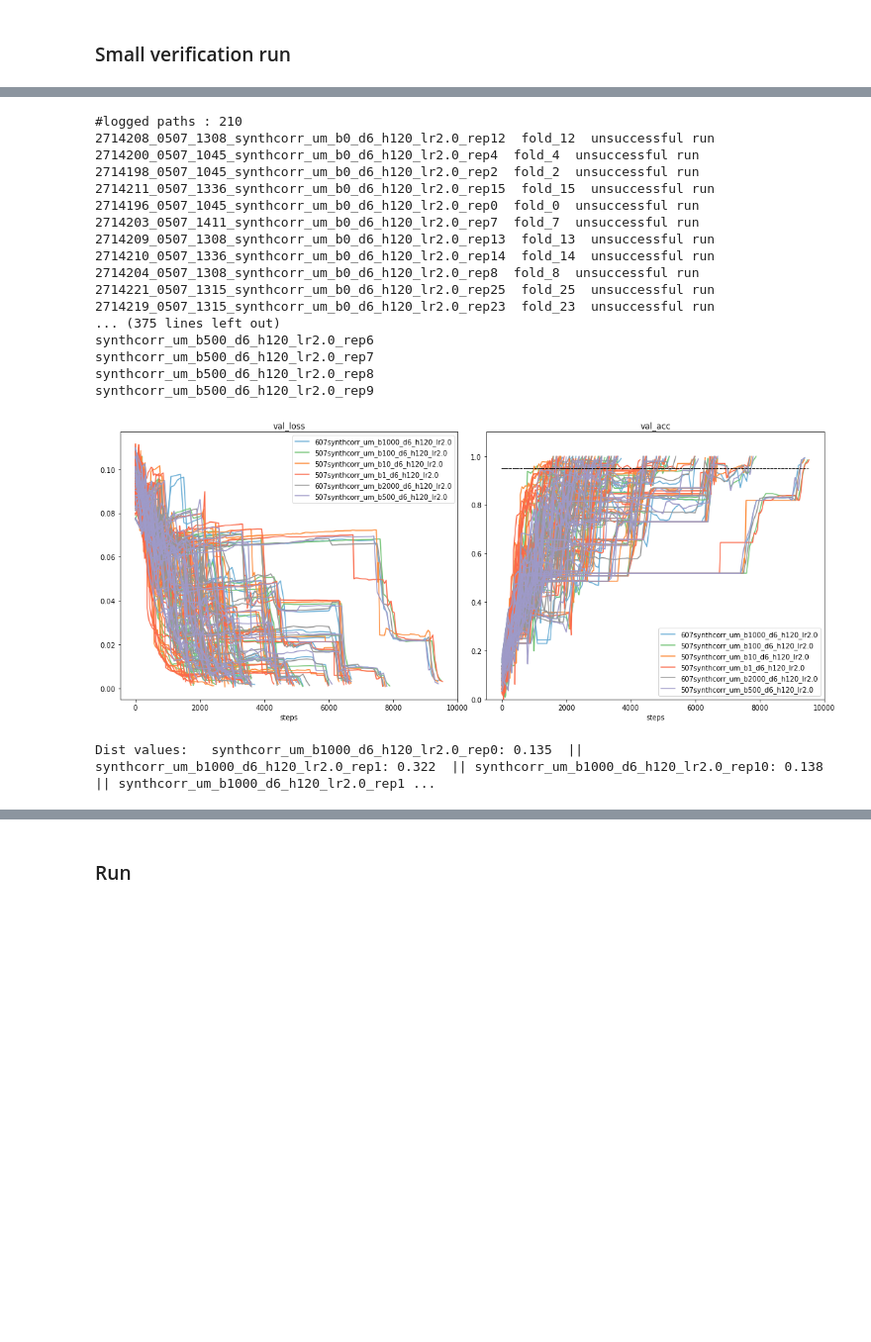
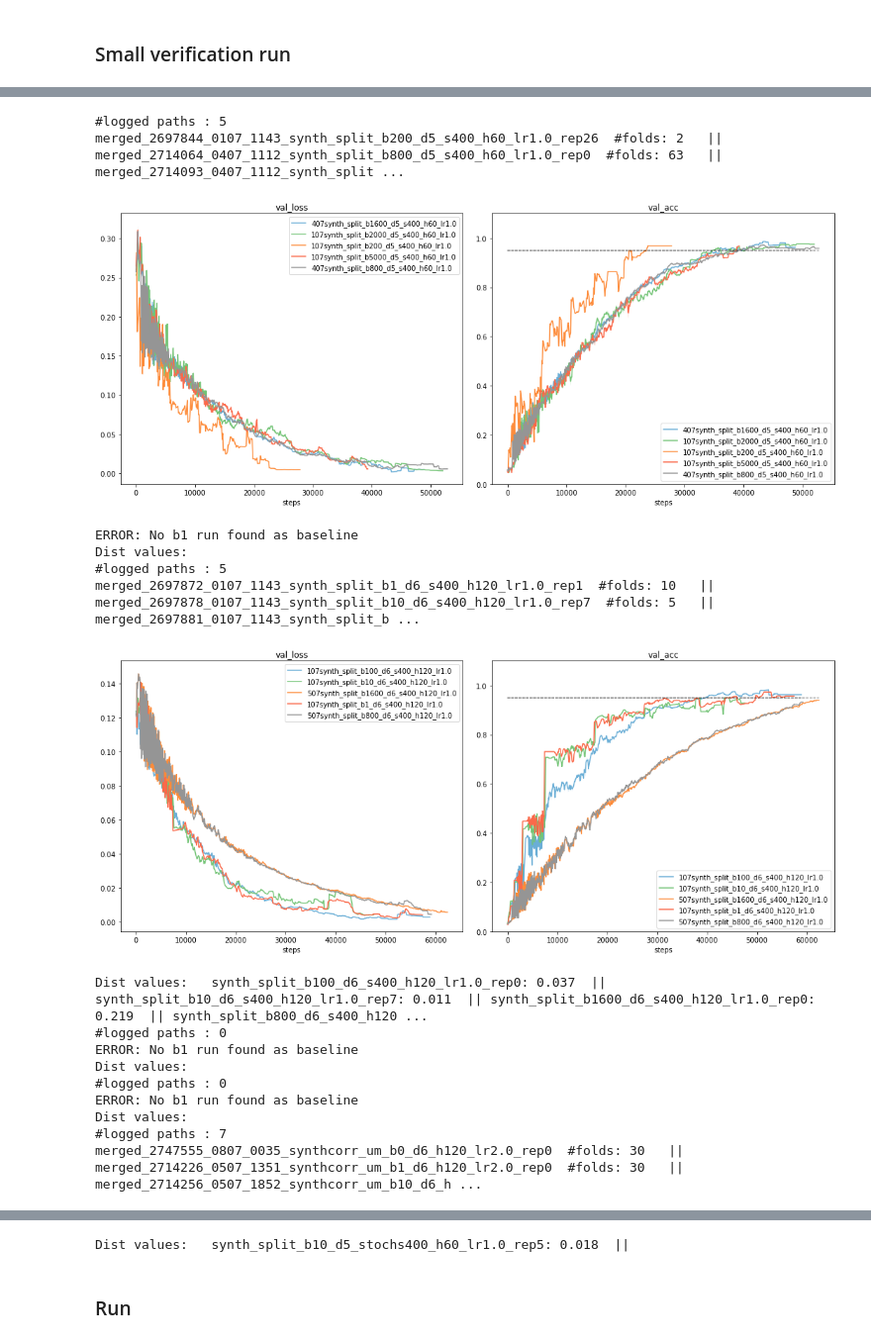
Before and after one commit to jeromel05/Ultrametric-benchmark-v2, a Jupyter notebook: notebooks/postprocessing_metrics.ipynb, the cells around one changed output, grey strips where cells are left out. Shown at 99% size. Saved outputs shown, nothing was run; the diff lists cells and outputs as text; code cells hidden in the pictures; blank space fills up the shorter version.

```diff
--- a/notebooks/postprocessing_metrics.ipynb
+++ b/notebooks/postprocessing_metrics.ipynb
@@ -69,7 +71,6 @@ def parse_tb_logs(logs_path, metrics_to_plot, threshold=0.75, verbose=False, del
     with open(r'./failed_relaunch_jobs.txt', 'a') as fp:
         for fold_path in list_folds:
             logs_fold_path = join(metrics_path, fold_path)
-            #print('logs_fold_path', logs_fold_path)
             match = re.search("fold_([0-9]+)", fold_path)
             fold_nb = int(match.group(1))
             fold_string=f"fold_{fold_nb}"
@@ -79,14 +80,16 @@ def parse_tb_logs(logs_path, metrics_to_plot, threshold=0.75, verbose=False, del
                 if verbose > 1: print(fold_string, end='  ')
                 event_acc = EventAccumulator(logs_fold_path)
                 event_acc.Reload()
-                #print(event_acc.Tags())
-                #print(event_acc.Scalars('hp_metric'))
                 for tag in metrics_to_plot:
                     try:
                         _, step_nums, vals = zip(*event_acc.Scalars(tag))
                         if re.search('part[0-9]+', fold_path):
                                 vals = vals[1:] # discard the val verification runs for a relaunch
                         if len(vals) < 2 or ('acc' in tag and max(vals) < threshold):
+                            if len(vals) < 2 and delete_dir:
+                                shutil.rmtree(logs_fold_path)
+                                print(f"{bcolors.FAIL}{logs_fold_path}{bcolors.ENDC} deleted")
+
                             print(f"{bcolors.FAIL}unsuccessful run{bcolors.ENDC}")
                             return defaultdict(list), dict()
 
@@ -232,7 +296,7 @@ def parse_regex(ckpt_name):
 def plot_agg_metrics(metrics_to_plot, logs_paths, checkpoints,
                      name: str=None, tot_num_values=200,
                      plot_legend=0, val_epochs_logged=False, threshold=0.75,
-                     color_patt=None, verbose=0, delete_dir=False):
+                     color_patt=None, verbose=0, delete_dir=False, debug=False):
     highscore_table = []
     f,a = plt.subplots(1, len(metrics_to_plot)-1)
     f.set_size_inches(15,6)
@@ -280,7 +344,7 @@ def plot_agg_metrics(metrics_to_plot, logs_paths, checkpoints,
         if verbose > 0: print(hash1)
         interp_values, values_flat = interpolate_values(metrics_to_plot=['val_loss', 'val_acc'],
                                                    values=metric_values, x_values=metric_values['val_step'],
-                                                   tot_num_values=tot_num_values)
+                                                   tot_num_values=tot_num_values, debug=debug)
         interp_values_df = pd.DataFrame(interp_values)
         hash1_no_rep = hash1[:hash1.rfind('_')]
         #all_metric_values_dict[hash1]['val_acc_interp'] = interp_values_df['val_acc_interp_mean']
@@ -318,7 +382,7 @@ def plot_agg_metrics(metrics_to_plot, logs_paths, checkpoints,
     return highscore_table, val_accs_dict
 
 
-def plot_runs_w_regex(re_patt_to_search, threshold, log_path=LOG_PATH, verbose=0, delete_dir=False):
+def plot_runs_w_regex(re_patt_to_search, threshold, log_path=LOG_PATH, verbose=0, delete_dir=False, debug=False):
     plot_name=f"plot_>{threshold}_{re_patt_to_search}"
     all_ckpt_dirs = os.listdir(log_path)
     all_ckpt_dirs = [el for el in all_ckpt_dirs if "DS_Store" not in el]
@@ -334,7 +398,7 @@ def plot_runs_w_regex(re_patt_to_search, threshold, log_path=LOG_PATH, verbose=0
         highscore_table, val_accs_dict = plot_agg_metrics(metrics_to_plot, logs_paths, all_ckpt_dirs,
                                                            name=plot_name, tot_num_values=10000, plot_legend=1,
                                                            threshold=threshold, color_patt=None, verbose=verbose,
-                                                           delete_dir=delete_dir)
+                                                           delete_dir=delete_dir, debug=debug)
         plt.show()
     return val_accs_dict
 # %%
@@ -477,3 +542,23 @@ metrics_to_plot = ['val_step', 'val_loss', 'val_acc']
 ## Synthetic Dataset
 # %% [markdown]
 ### Small verification run
+# %%
+integral_values_dict_um, integral_values_dict_split, res_dict = dict(), dict(), dict()
+#patts_to_search = ['synth(?:corr)*_um_b[0-9]*_d5_h60_lr2', 'synth(?:corr)*_um_b[0-9]*_d6_+h120_lr2', 'synth(?:corr)*_um_b[0-9]*_d7_+h250_lr2', 'synth(?:corr)*_um_b[0-9]*_d8_+h500_lr5'] # 'synth_um_b[01]*_d9_h1000_lr5']
+patts_to_search = ['synth_split_b[0-9]*_d5_s400', 'synth_split_b[0-9]*_d6_s400', 'synth_split_b[0-9]*_d7_s[0-9]*',
+                   'synthcorr_split_b[0-9]*_d5', 'synthcorr_um_b[0-9]*_d6',
+                  'synth_split_b[0-9]*_d5_stoch']
+
+#patts_to_search = ['synth_split_b[0-9]*_d5_stoch'] # only stoch
+patts_to_search = ['synthcorr_um_b[0-9]*_d6'] # only corr
+#patts_to_search = ['2714079_0407_1112_synth_split_b800_d5_s400_h60_lr1.0_rep16']
+#patts_to_search = ['synth_split_b10_d6_s400_h120_lr1.0_rep23']
+#patts_to_search = ['2714076_0407_1112_synth_split_b800_d5_s400_h60_lr1.0_rep13']
+# MERGED_LOG_PATH DL_LOG_PATH SPLIT_MERGED_LOG_PATH TO_MERGE_LOG_PATH MERGED_CORR_LOG_PATH
+# MERGED_STOCH_LOG_PATH EXPERIMENTAL_LOG_PATH TO_MERGE_LOG_PATH
+
+for patt in patts_to_search:
+    val_accs_dict = plot_runs_w_regex(patt, 0.0, TO_MERGE_LOG_PATH, verbose=0, delete_dir=True, debug=True)
+    integral_values, name, b0_max_idx = compute_integral_values(val_accs_dict)
+    print_dict(integral_values)
+    res_dict[name] = (integral_values, b0_max_idx)
@@ -480,38 +585,36 @@ metrics_to_plot = ['val_step', 'val_loss', 'val_acc']
 # %%
 integral_values_dict_um, integral_values_dict_split, res_dict = dict(), dict(), dict()
 #patts_to_search = ['synth(?:corr)*_um_b[0-9]*_d5_h60_lr2', 'synth(?:corr)*_um_b[0-9]*_d6_+h120_lr2', 'synth(?:corr)*_um_b[0-9]*_d7_+h250_lr2', 'synth(?:corr)*_um_b[0-9]*_d8_+h500_lr5'] # 'synth_um_b[01]*_d9_h1000_lr5']
 patts_to_search = ['synth_split_b[0-9]*_d5_s400', 'synth_split_b[0-9]*_d6_s400', 'synth_split_b[0-9]*_d7_s[0-9]*',
                    'synthcorr_split_b[0-9]*_d5', 'synthcorr_um_b[0-9]*_d6',
                   'synth_split_b[0-9]*_d5_stoch']
 
 #patts_to_search = ['synth_split_b[0-9]*_d5_stoch'] # only stoch
 #patts_to_search = ['synthcorr_rm_b[0-9]*_d6'] # only corr
 #patts_to_search = ['2735590']
-patts_to_search = ['synthcorr_um_b[0-9]*_d6']
+#patts_to_search = ['synthcorr_um_b[0-9]*_d6']
 # MERGED_LOG_PATH DL_LOG_PATH SPLIT_MERGED_LOG_PATH TO_MERGE_LOG_PATH MERGED_CORR_LOG_PATH MERGED_STOCH_LOG_PATH
 
 for patt in patts_to_search:
-    val_accs_dict = plot_runs_w_regex(patt, 0.0, DL_LOG_PATH, verbose=2, delete_dir=False)
+    val_accs_dict = plot_runs_w_regex(patt, 0.0, TO_MERGE_LOG_PATH, verbose=0, delete_dir=False)
     integral_values, name, b0_max_idx = compute_integral_values(val_accs_dict)
     print_dict(integral_values)
     res_dict[name] = (integral_values, b0_max_idx)
 # %% [output]
-#logged paths : 210
-2714208_0507_1308_synthcorr_um_b0_d6_h120_lr2.0_rep12  fold_12  unsuccessful run
-2714200_0507_1045_synthcorr_um_b0_d6_h120_lr2.0_rep4  fold_4  unsuccessful run
-2714198_0507_1045_synthcorr_um_b0_d6_h120_lr2.0_rep2  fold_2  unsuccessful run
-2714211_0507_1336_synthcorr_um_b0_d6_h120_lr2.0_rep15  fold_15  unsuccessful run
-2714196_0507_1045_synthcorr_um_b0_d6_h120_lr2.0_rep0  fold_0  unsuccessful run
-2714203_0507_1411_synthcorr_um_b0_d6_h120_lr2.0_rep7  fold_7  unsuccessful run
-2714209_0507_1308_synthcorr_um_b0_d6_h120_lr2.0_rep13  fold_13  unsuccessful run
-2714210_0507_1336_synthcorr_um_b0_d6_h120_lr2.0_rep14  fold_14  unsuccessful run
-2714204_0507_1308_synthcorr_um_b0_d6_h120_lr2.0_rep8  fold_8  unsuccessful run
-2714221_0507_1315_synthcorr_um_b0_d6_h120_lr2.0_rep25  fold_25  unsuccessful run
-2714219_0507_1315_synthcorr_um_b0_d6_h120_lr2.0_rep23  fold_23  unsuccessful run
-... (375 lines left out)
-synthcorr_um_b500_d6_h120_lr2.0_rep6
-synthcorr_um_b500_d6_h120_lr2.0_rep7
-synthcorr_um_b500_d6_h120_lr2.0_rep8
-synthcorr_um_b500_d6_h120_lr2.0_rep9
+#logged paths : 5
+merged_2697844_0107_1143_synth_split_b200_d5_s400_h60_lr1.0_rep26  #folds: 2   || merged_2714064_0407_1112_synth_split_b800_d5_s400_h60_lr1.0_rep0  #folds: 63   || merged_2714093_0407_1112_synth_split ...
-[figure, old version]
+[figure, new version]
-Dist values:   synthcorr_um_b1000_d6_h120_lr2.0_rep0: 0.135  || synthcorr_um_b1000_d6_h120_lr2.0_rep1: 0.322  || synthcorr_um_b1000_d6_h120_lr2.0_rep10: 0.138  || synthcorr_um_b1000_d6_h120_lr2.0_rep1 ...
+ERROR: No b1 run found as baseline
+Dist values:
+#logged paths : 5
+merged_2697872_0107_1143_synth_split_b1_d6_s400_h120_lr1.0_rep1  #folds: 10   || merged_2697878_0107_1143_synth_split_b10_d6_s400_h120_lr1.0_rep7  #folds: 5   || merged_2697881_0107_1143_synth_split_b ...
+[figure, added]
+Dist values:   synth_split_b100_d6_s400_h120_lr1.0_rep0: 0.037  || synth_split_b10_d6_s400_h120_lr1.0_rep7: 0.011  || synth_split_b1600_d6_s400_h120_lr1.0_rep0: 0.219  || synth_split_b800_d6_s400_h120 ...
+#logged paths : 0
+ERROR: No b1 run found as baseline
+Dist values:
+#logged paths : 0
+ERROR: No b1 run found as baseline
+Dist values:
+#logged paths : 7
+merged_2747555_0807_0035_synthcorr_um_b0_d6_h120_lr2.0_rep0  #folds: 30   || merged_2714226_0507_1351_synthcorr_um_b1_d6_h120_lr2.0_rep0  #folds: 30   || merged_2714256_0507_1852_synthcorr_um_b10_d6_h ...
@@ -518,3 +626,4 @@ Dist values:   synthcorr_um_b1000_d6_h120_lr2.0_rep0: 0.135  || synthcorr_um_b10
+Dist values:   synth_split_b10_d5_stochs400_h60_lr1.0_rep5: 0.018  ||
 # %% [markdown]
 ### Run
 # %%
```
Also changed, not shown: parts of 14 cells of this notebook, 3 other files.
